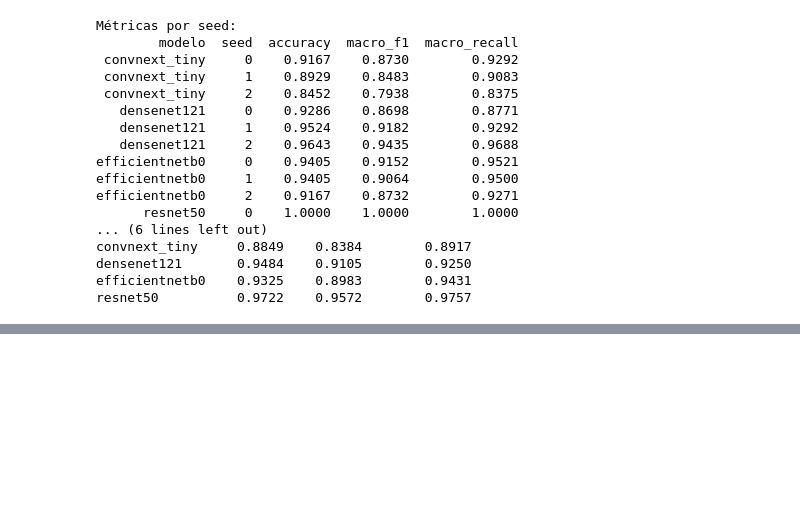
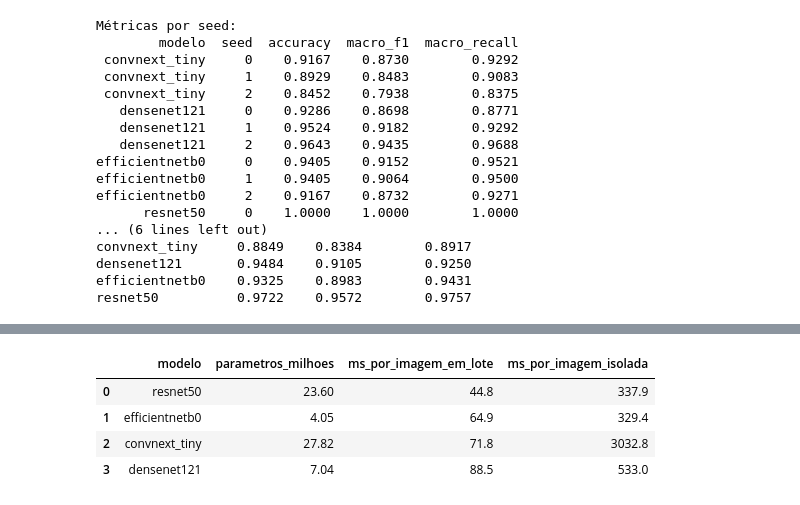
Before and after one commit to franciscorafael-dotcom/DL_P2_TP2_G2-F1, a Jupyter notebook: notebooks/treino_cnn_4modelos.ipynb, the cells around one changed output, grey strips where cells are left out. Cells and saved outputs as stored; diff of their text form; code cells hidden in the pictures; blank space fills up the shorter version.

```diff
--- a/notebooks/treino_cnn_4modelos.ipynb
+++ b/notebooks/treino_cnn_4modelos.ipynb
@@ -330,3 +330,29 @@ convnext_tiny     0.8849    0.8384        0.8917
 densenet121       0.9484    0.9105        0.9250
 efficientnetb0    0.9325    0.8983        0.9431
 resnet50          0.9722    0.9572        0.9757
+# %%
+# Custo computacional: parâmetros e latência de inferência (modelos da seed 0, imagens de validação)
+custo = []
+for nome in ["resnet50", "efficientnetb0", "convnext_tiny", "densenet121"]:
+    model = keras.models.load_model(RUNS_DIR / f"{nome}_seed0.keras")
+    x, _, _ = preparar_dados(0, nome)["val"]
+
+    model.predict(x[:BATCH], verbose=0)                 # aquecimento
+    t0 = time.perf_counter()
+    model.predict(x, batch_size=BATCH, verbose=0)
+    ms_lote = (time.perf_counter() - t0) / len(x) * 1000
+
+    model(x[:1], training=False)                        # aquecimento
+    t0 = time.perf_counter()
+    for i in range(20):
+        model(x[i:i+1], training=False)
+    ms_uma = (time.perf_counter() - t0) / 20 * 1000
+
+    custo.append(dict(modelo=nome,
+                      parametros_milhoes=round(model.count_params() / 1e6, 2),
+                      ms_por_imagem_em_lote=round(ms_lote, 1),
+                      ms_por_imagem_isolada=round(ms_uma, 1)))
+    del model; keras.backend.clear_session(); gc.collect()
+
+display(pd.DataFrame(custo))
+# %% [output]
@@ -332,0 +363,5 @@ resnet50          0.9722    0.9572        0.9757
+|  | modelo | parametros_milhoes | ms_por_imagem_em_lote | ms_por_imagem_isolada |
+| 0 | resnet50 | 23.60 | 44.8 | 337.9 |
+| 1 | efficientnetb0 | 4.05 | 64.9 | 329.4 |
+| 2 | convnext_tiny | 27.82 | 71.8 | 3032.8 |
+| 3 | densenet121 | 7.04 | 88.5 | 533.0 |
```
Also changed, not shown: parts of 1 cell of this notebook.
